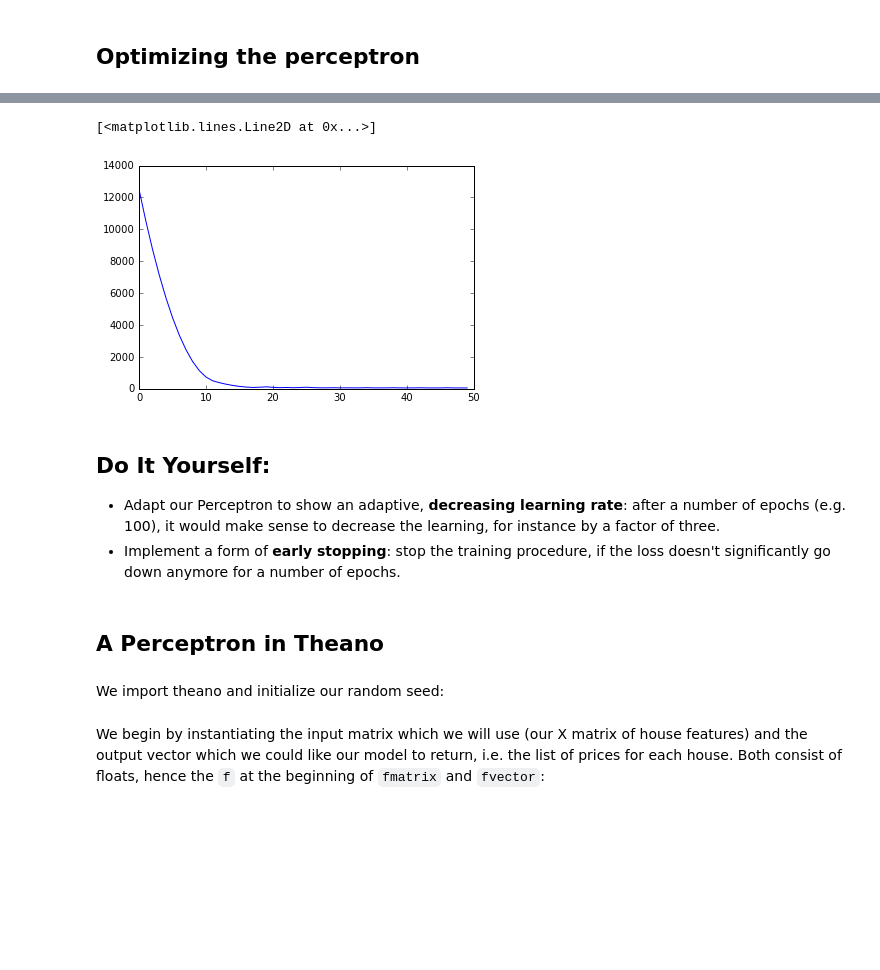
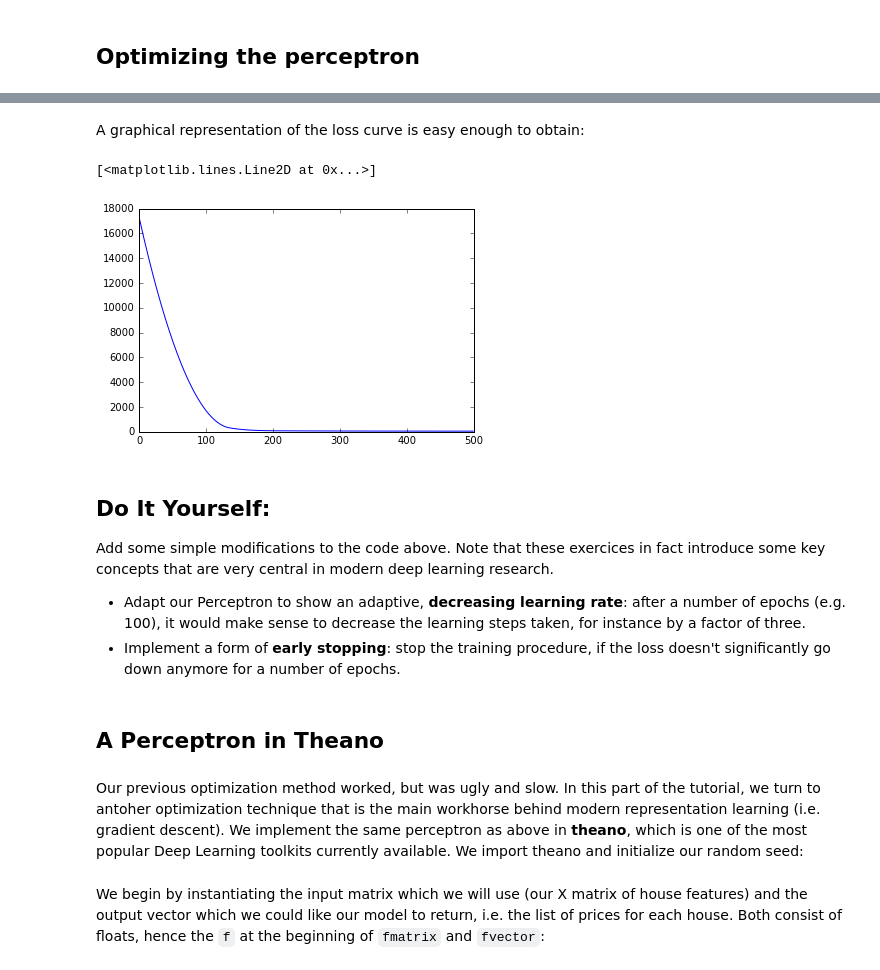
Before and after one commit to mikekestemont/ghentDL, a Jupyter notebook: 01 - The Perceptron.ipynb, the cells around one changed output, grey strips where cells are left out. Drawn from its saved outputs; the diff is of its cells as text; code cells hidden in the pictures; blank space fills up the shorter version.

```diff
--- a/01 - The Perceptron.ipynb
+++ b/01 - The Perceptron.ipynb
@@ -216,8 +204,9 @@ print(y)
 # %%
 class Perceptron:
     def __init__(self, nb_features=None):
+        np.random.seed(156651)
         self.weights = np.random.uniform(low=-.05, high=0.05,
                                          size=nb_features)
 
     def predict(self, feature_vectors):
-        return np.dot(feature_vectors, self.weights)
+        return np.multiply(feature_vectors, self.weights).sum(axis=-1)
@@ -242,3 +223,3 @@ print(prices)
 # %%
 def mean_squared_error(y_gold, y_pred):
-    return ((y_gold - y_pred) ** 2).mean()
+    return np.mean((y_gold - y_pred) ** 2)
@@ -246,37 +236,44 @@ def mean_squared_error(y_gold, y_pred):
 class Perceptron:
     def __init__(self, nb_features=None):
         self.nb_features = nb_features
-        self.weights = np.random.uniform(low=-.05, high=0.5,
-                                         size=self.nb_features)
+        np.random.seed(156651)
+        self.weights = np.array(np.random.uniform(low=-.05, high=0.5,
+                                         size=self.nb_features))
 
     def predict(self, feature_vectors, weights=None):
         if not isinstance(weights, np.ndarray):
-            return np.dot(feature_vectors, self.weights)
+            return np.multiply(feature_vectors, self.weights).sum(axis=-1)
         else:
-            return np.dot(feature_vectors, weights)
+            return np.multiply(feature_vectors, weights).sum(axis=-1)
 
     def fit(self, X, y, learning_rate=0.1, nb_epochs=10):
         losses = []
 
         for e in range(nb_epochs):
             for idx in range(self.nb_features):
+                # hypothesis a: we increase the parameter:
                 weights_plus = self.weights.copy()
                 weights_plus[idx] += learning_rate
 
+                # hypothesis b: we increase the parameter:
                 weights_minus = self.weights.copy()
                 weights_minus[idx] -= learning_rate
 
+                # we obtain the predictions for both hypotheses a and b:
                 plus_preds = self.predict(X, weights = weights_plus)
                 minus_preds = self.predict(X, weights = weights_minus)
 
+                # we obtain the predictions for both hypotheses a and b:
                 plus_loss = mean_squared_error(plus_preds, y)
                 minus_loss = mean_squared_error(minus_preds, y)
 
+                # we adjust
                 if plus_loss < minus_loss:
                     self.weights = weights_plus.copy()
-                else:
+                elif minus_loss < plus_loss:
                     self.weights = weights_minus.copy()
 
+            # we calculate the loss
             loss = mean_squared_error(self.predict(X), y)
             losses.append(loss)
 
@@ -287,4 +286,5 @@ class Perceptron:
 # %%
 p = Perceptron(nb_features=X.shape[1])
-losses = p.fit(X, y, nb_epochs=100, learning_rate=0.01)
+p.predict(X)
+losses = p.fit(X, y, nb_epochs=500, learning_rate=0.001)
 # %% [output]
@@ -295,16 +308,20 @@ Loss after epoch # 81 -> 45.8737799837
+# %% [markdown]
+A graphical representation of the loss curve is easy enough to obtain:
 # %%
-plt.plot(losses[:50])
+plt.plot(losses)
 # %% [output]
 [<matplotlib.lines.Line2D at 0x...>]
-[figure, old version]
+[figure, new version]
 # %% [markdown]
 ## Do It Yourself:
 
-* Adapt our Perceptron to show an adaptive, **decreasing learning rate**: after a number of epochs (e.g. 100), it would make sense to decrease the learning, for instance by a factor of three.
+Add some simple modifications to the code above. Note that these exercices in fact introduce some key concepts that are very central in modern deep learning research.
+
+* Adapt our Perceptron to show an adaptive, **decreasing learning rate**: after a number of epochs (e.g. 100), it would make sense to decrease the learning steps taken, for instance by a factor of three.
 * Implement a form of **early stopping**: stop the training procedure, if the loss doesn't significantly go down anymore for a number of epochs.
 # %% [markdown]
 ## A Perceptron in Theano
-# %% [markdown]
-We import theano and initialize our random seed:
+# %% [markdown]
+Our previous optimization method worked, but was ugly and slow. In this part of the tutorial, we turn to antoher optimization technique that is the main workhorse behind modern representation learning (i.e. gradient descent). We implement the same perceptron as above in **theano**, which is one of the most popular Deep Learning toolkits currently available. We import theano and initialize our random seed:
 # %%
 import theano
```
Also changed, not shown: parts of 41 cells of this notebook, 2 other files.
